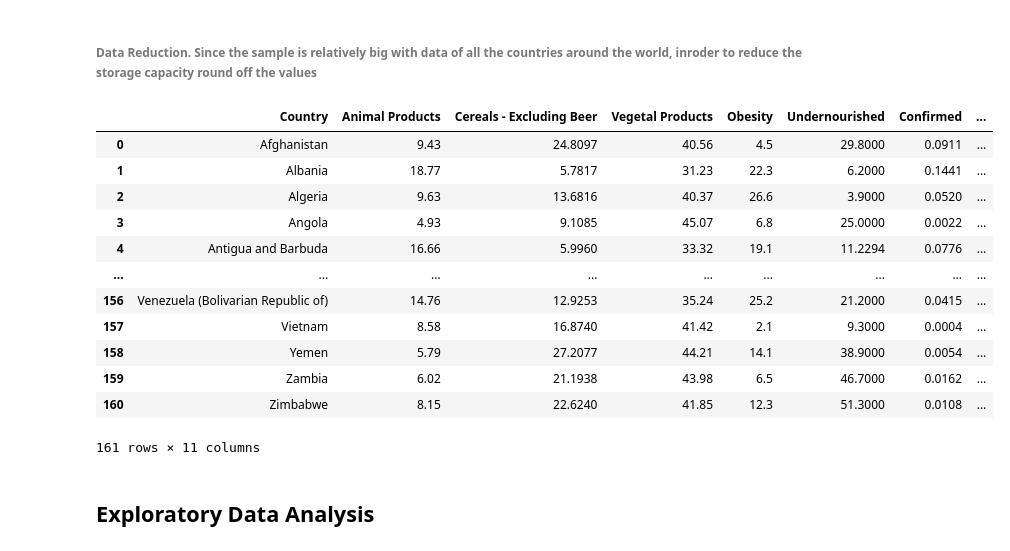
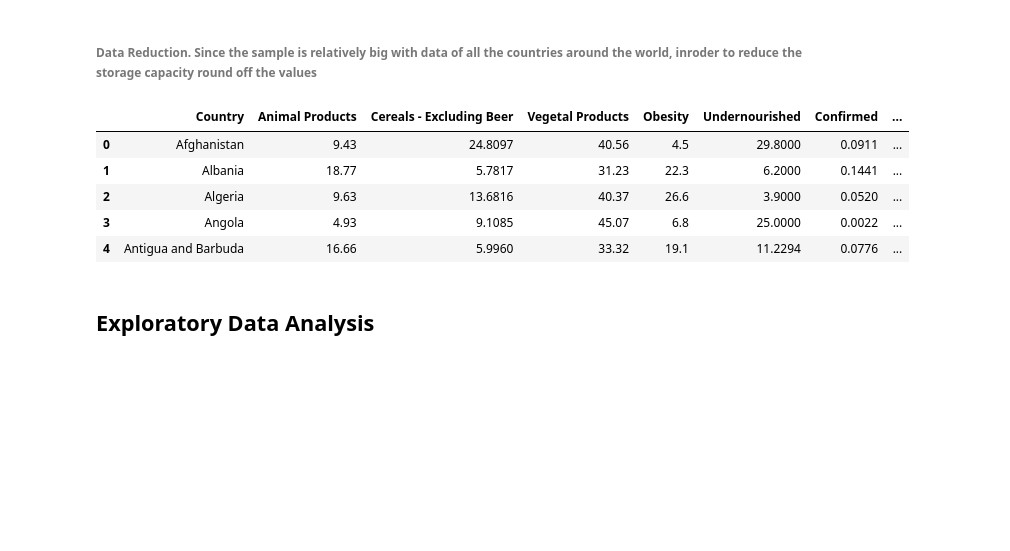
Before and after one commit to MahalavanyaSriram/COVID-19_Prediction, a Jupyter notebook: Kdd_Project.ipynb, the cells around one changed output. Drawn from its saved outputs; the diff is of its cells as text; code cells hidden in the pictures; blank space fills up the shorter version.

```diff
--- a/Kdd_Project.ipynb
+++ b/Kdd_Project.ipynb
@@ -233,21 +225,14 @@ covid_food_data.head()
 # %%
 covid_food_data = np.round(covid_food_data, decimals=4)
 # %%
-covid_food_data
+covid_food_data.head()
 # %% [output]
 |  | Country | Animal Products | Cereals - Excluding Beer | Vegetal Products | Obesity | Undernourished | Confirmed | ... |
 | 0 | Afghanistan | 9.43 | 24.8097 | 40.56 | 4.5 | 29.8000 | 0.0911 | ... |
 | 1 | Albania | 18.77 | 5.7817 | 31.23 | 22.3 | 6.2000 | 0.1441 | ... |
 | 2 | Algeria | 9.63 | 13.6816 | 40.37 | 26.6 | 3.9000 | 0.0520 | ... |
 | 3 | Angola | 4.93 | 9.1085 | 45.07 | 6.8 | 25.0000 | 0.0022 | ... |
 | 4 | Antigua and Barbuda | 16.66 | 5.9960 | 33.32 | 19.1 | 11.2294 | 0.0776 | ... |
-| ... | ... | ... | ... | ... | ... | ... | ... | ... |
-| 156 | Venezuela (Bolivarian Republic of) | 14.76 | 12.9253 | 35.24 | 25.2 | 21.2000 | 0.0415 | ... |
-| 157 | Vietnam | 8.58 | 16.8740 | 41.42 | 2.1 | 9.3000 | 0.0004 | ... |
-| 158 | Yemen | 5.79 | 27.2077 | 44.21 | 14.1 | 38.9000 | 0.0054 | ... |
-| 159 | Zambia | 6.02 | 21.1938 | 43.98 | 6.5 | 46.7000 | 0.0162 | ... |
-| 160 | Zimbabwe | 8.15 | 22.6240 | 41.85 | 12.3 | 51.3000 | 0.0108 | ... |
-161 rows × 11 columns
 # %% [markdown]
 ## Exploratory Data Analysis
 # %%
```
Also changed, not shown: parts of 4 cells of this notebook, 3 other files.
